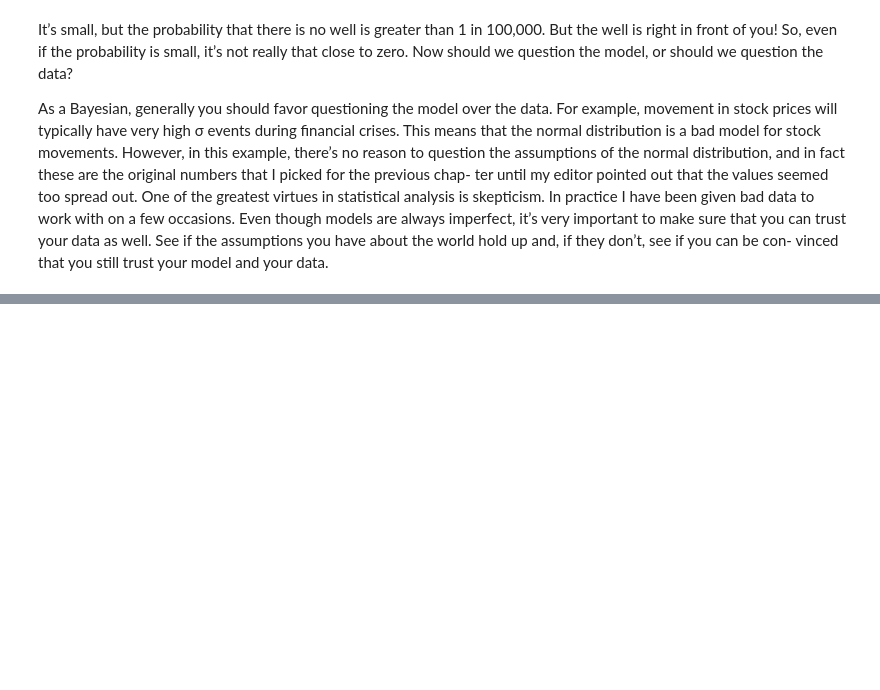
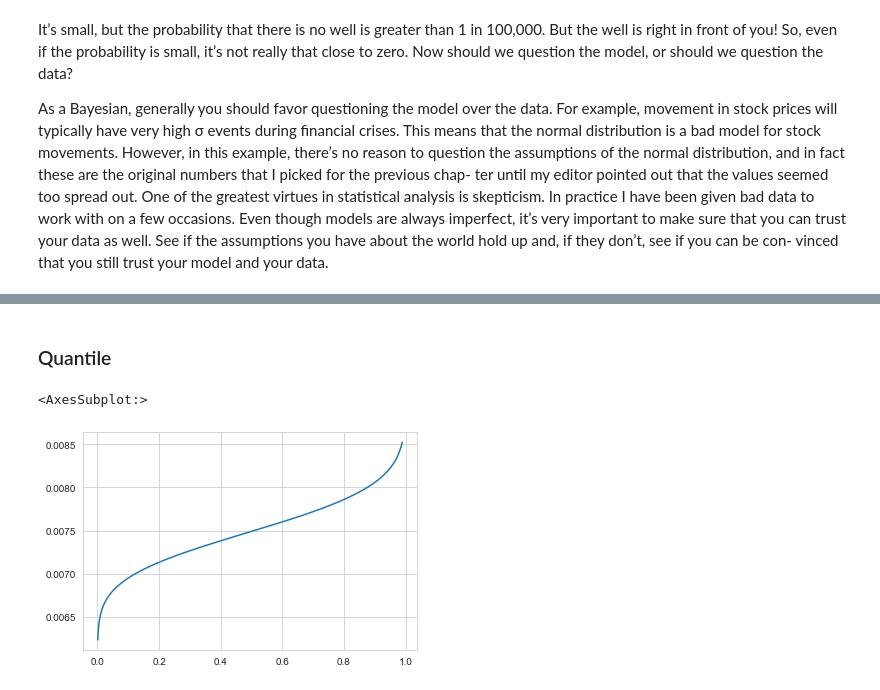
Before and after one commit to MerlinSchaefer/solutions_bayes_stats_fun_way, a Jupyter notebook: Bayesian Statistics the fun way exercises.ipynb, the cells around one changed output, grey strips where cells are left out. Saved outputs shown, nothing was run; the diff lists cells and outputs as text; code cells hidden in the pictures; blank space fills up the shorter version.

```diff
--- a/Bayesian Statistics the fun way exercises.ipynb
+++ b/Bayesian Statistics the fun way exercises.ipynb
@@ -506,0 +547,9 @@ vinced that you still trust your model and your data.
+# %% [markdown]
+### Quantile
+# %%
+x = np.arange(0.001,0.99,0.001)
+beta_quant_x = beta.ppf(x,300,39700)
+sns.lineplot(x=x,y=beta_quant_x)
+# %% [output]
+<AxesSubplot:>
+[figure, added]
```
Also changed, not shown: parts of 55 cells of this notebook.
